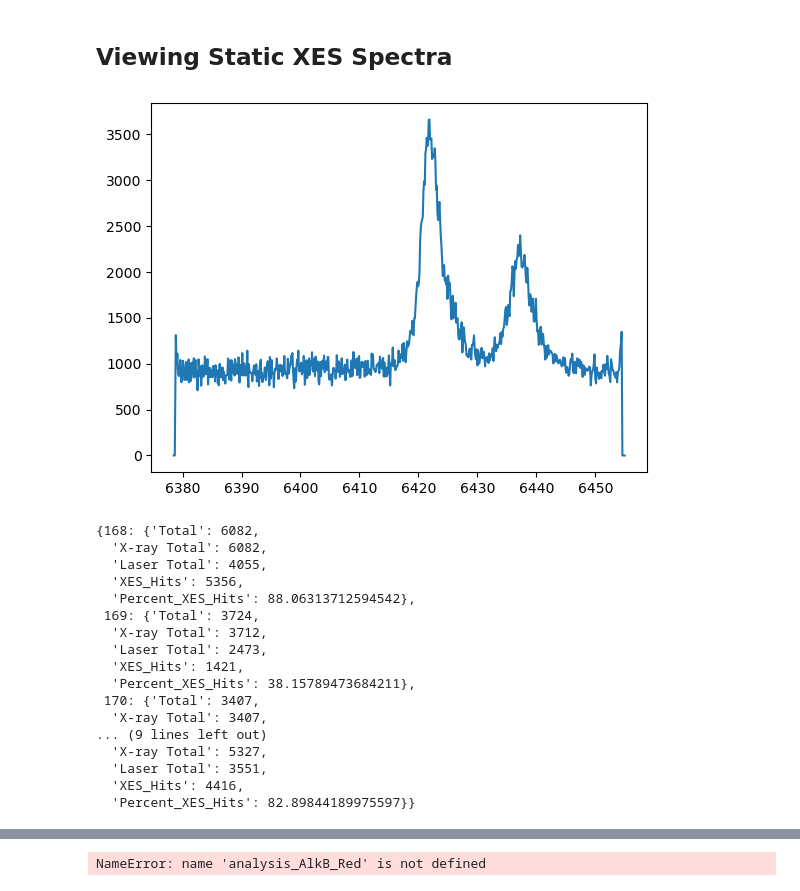
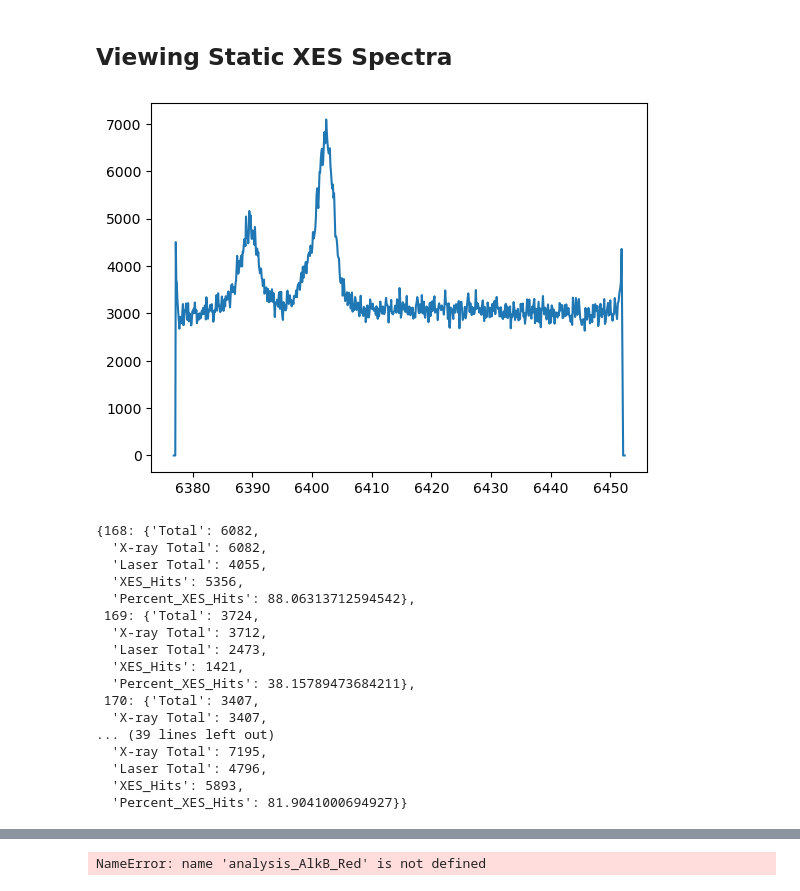
Before and after one commit to lg345/XSpect, a Jupyter notebook: XSpect_XES_mfx101080524.ipynb, the cells around one changed output, grey strips where cells are left out. Saved outputs shown, nothing was run; the diff lists cells and outputs as text; code cells hidden in the pictures.

```diff
--- a/XSpect_XES_mfx101080524.ipynb
+++ b/XSpect_XES_mfx101080524.ipynb
@@ -30,37 +30,37 @@ xes=XSpect.XSpect_Controller.XESBatchAnalysisRotation()
 keys=['ipm_dg2/sum']
 names=['ipm']
 xes.key_epix=['epix_1/ROI_0_area']
 xes.friendly_name_epix=['epix']
 xes.set_key_aliases(keys,names)
 xes.hitfind=True
 #xes.import_roi=[[0,-1]]
 xes.rois=[[98,113]]#Ka ROI
-#xes.rois=[[75,90]]#Kb ROI
+#xes.rois=[[78,95]]#Kb ROI
 xes.add_filter('xray','ipm',1.0E2)
 #xes.add_filter('simultaneous','ipm',1.0E2)
 #xes.add_filter('laser','ipm',1.0E2)
 #xes.add_filter('simultaneous','ipm4',1.0E3)
 xes.adu_cutoff=3.0
 xes.angle=-2
 #xes.angle=0
 xes.transpose=False
 xes.pixels_to_patch=[351,352]#needed to change since detector is 90 degrees from standard. e.g. transposed above
 xes.patch_mode='polynomial'
 #xes.run_parser(['112-114','116-117','121-125','128-132'])
-xes.run_parser(['168-172'])
+xes.run_parser(['168-172 177-182'])
 xes.laser=True
 xes.verbose=False
 start=time.time()
 xes.primary_analysis_parallel_range(4,xes_experiment,method=xes.primary_analysis_static,increment=2000,verbose=False)
 end=time.time()
 v=XSpect.XSpect_Visualization.XESVisualization()
 #v.combine_static_spectra(xes_analysis=xes,xes_key='epix_ROI_1')
 v.combine_static_spectra(xes_analysis=xes,xes_key='epix_ROI_1')
-v.make_energy_axis(A=43.25, R=250,  mm_per_pixel=0.05, d=0.981)
+v.make_energy_axis(A=42.75, R=250,  mm_per_pixel=0.05, d=0.981)
 plt.plot(v.energy,v.summed_xes)
 xes.aggregate_statistics()
 # %% [output]
-[figure, old version]
+[figure, new version]
 # %%
 xes.run_statistics
 # %% [output]
@@ -76,8 +76,8 @@ xes.run_statistics
   'Percent_XES_Hits': 38.15789473684211},
  170: {'Total': 3407,
   'X-ray Total': 3407,
-... (9 lines left out)
-  'X-ray Total': 5327,
-  'Laser Total': 3551,
-  'XES_Hits': 4416,
-  'Percent_XES_Hits': 82.89844189975597}}
+... (39 lines left out)
+  'X-ray Total': 7195,
+  'Laser Total': 4796,
+  'XES_Hits': 5893,
+  'Percent_XES_Hits': 81.9041000694927}}
```
Also changed, not shown: parts of 14 cells of this notebook.
